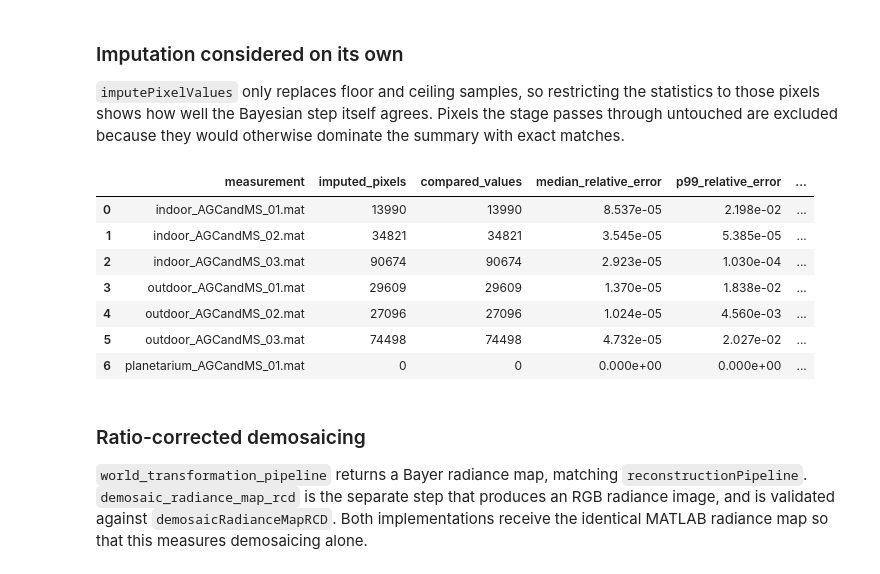
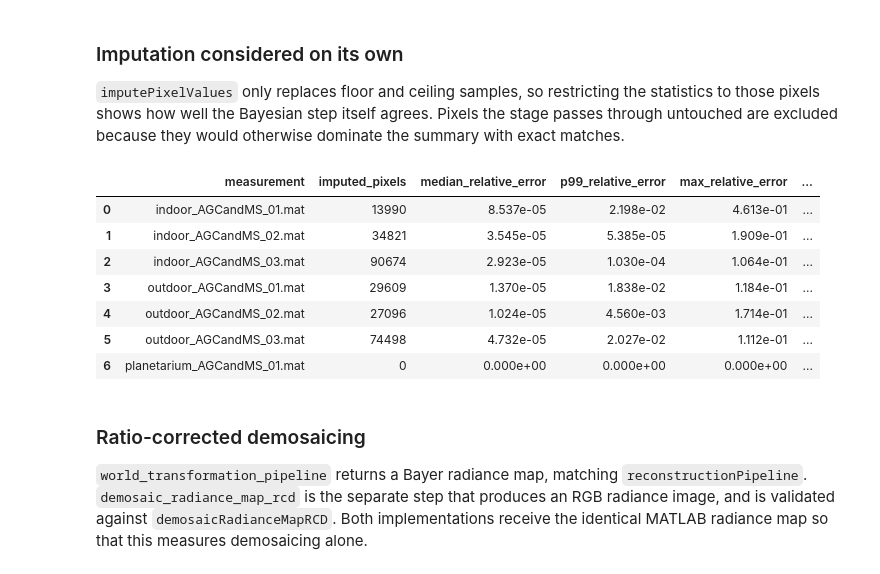
Before and after one commit to gkaguirrelab/lightLoggerAnalysis, a Jupyter notebook: code/defineWorldCameraCalibration/validation/validatePythonReconstructionPipeline.ipynb, the cells around one changed output. Cells and saved outputs as stored; diff of their text form; code cells hidden in the pictures.

```diff
--- a/code/defineWorldCameraCalibration/validation/validatePythonReconstructionPipeline.ipynb
+++ b/code/defineWorldCameraCalibration/validation/validatePythonReconstructionPipeline.ipynb
@@ -161,8 +177,16 @@ try:
 
         # Calculate this measurement's errors, retain its images for visualization,
         # and print a short progress result immediately.
+        # Recover which pixels the imputation stage replaced. A pixel is
+        # imputed when linearization marked it Inf (it hit the sensor ceiling)
+        # or zero (it sat on the floor).
+        linearized_frame: np.ndarray = world_util.linearize_camera_responsivity(
+            world_frame.astype(np.float64).copy()
+        )
+        imputed_mask: np.ndarray = np.isinf(linearized_frame) | (linearized_frame == 0)
+
         metrics, absolute_error = compare_pipeline_results(
-            measurement_path.name, matlab_radiance, python_radiance
+            measurement_path.name, matlab_radiance, python_radiance, imputed_mask
         )
         comparison_rows.append(metrics)
         comparison_outputs[measurement_path.name] = {
@@ -352,15 +391,16 @@ def summarize_agreement(
 
     return {
         "comparison": label,
-        "compared_values": int(np.count_nonzero(comparable)),
         "median_relative_error": float(np.median(relative_error)) if relative_error.size else 0.0,
         "p99_relative_error": float(np.percentile(relative_error, 99)) if relative_error.size else 0.0,
         "max_relative_error": float(np.max(relative_error)) if relative_error.size else 0.0,
         "max_absolute_error": float(np.max(absolute_error)) if absolute_error.size else 0.0,
-        # The non-finite masks must agree exactly. A disagreement here would mean
-        # the two implementations classify different pixels as saturated.
-        "inf_masks_equal": bool(np.array_equal(np.isinf(matlab_values), np.isinf(python_values))),
-        "nan_masks_equal": bool(np.array_equal(np.isnan(matlab_values), np.isnan(python_values))),
+        # A disagreement here would mean the two implementations classify
+        # different pixels as saturated or undefined.
+        "non_finite_masks_equal": bool(
+            np.array_equal(np.isinf(matlab_values), np.isinf(python_values))
+            and np.array_equal(np.isnan(matlab_values), np.isnan(python_values))
+        ),
     }
 # %%
 # Run the extended validation. Rows are collected per comparison so that each
@@ -625,19 +663,19 @@ dominate the summary with exact matches.
 # %%
 imputation_table: pd.DataFrame = pd.DataFrame(imputation_rows)
 imputation_table = imputation_table[[
-    "measurement", "imputed_pixels", "compared_values", "median_relative_error",
-    "p99_relative_error", "max_relative_error", "max_absolute_error",
+    "measurement", "imputed_pixels", "median_relative_error", "p99_relative_error",
+    "max_relative_error", "max_absolute_error",
 ]]
 display(imputation_table.style.format({column: "{:.3e}" for column in stage_error_columns}))
 # %% [output]
-|  | measurement | imputed_pixels | compared_values | median_relative_error | p99_relative_error | ... |
-| 0 | indoor_AGCandMS_01.mat | 13990 | 13990 | 8.537e-05 | 2.198e-02 | ... |
-| 1 | indoor_AGCandMS_02.mat | 34821 | 34821 | 3.545e-05 | 5.385e-05 | ... |
-| 2 | indoor_AGCandMS_03.mat | 90674 | 90674 | 2.923e-05 | 1.030e-04 | ... |
-| 3 | outdoor_AGCandMS_01.mat | 29609 | 29609 | 1.370e-05 | 1.838e-02 | ... |
-| 4 | outdoor_AGCandMS_02.mat | 27096 | 27096 | 1.024e-05 | 4.560e-03 | ... |
-| 5 | outdoor_AGCandMS_03.mat | 74498 | 74498 | 4.732e-05 | 2.027e-02 | ... |
-| 6 | planetarium_AGCandMS_01.mat | 0 | 0 | 0.000e+00 | 0.000e+00 | ... |
+|  | measurement | imputed_pixels | median_relative_error | p99_relative_error | max_relative_error | ... |
+| 0 | indoor_AGCandMS_01.mat | 13990 | 8.537e-05 | 2.198e-02 | 4.613e-01 | ... |
+| 1 | indoor_AGCandMS_02.mat | 34821 | 3.545e-05 | 5.385e-05 | 1.909e-01 | ... |
+| 2 | indoor_AGCandMS_03.mat | 90674 | 2.923e-05 | 1.030e-04 | 1.064e-01 | ... |
+| 3 | outdoor_AGCandMS_01.mat | 29609 | 1.370e-05 | 1.838e-02 | 1.184e-01 | ... |
+| 4 | outdoor_AGCandMS_02.mat | 27096 | 1.024e-05 | 4.560e-03 | 1.714e-01 | ... |
+| 5 | outdoor_AGCandMS_03.mat | 74498 | 4.732e-05 | 2.027e-02 | 1.112e-01 | ... |
+| 6 | planetarium_AGCandMS_01.mat | 0 | 0.000e+00 | 0.000e+00 | 0.000e+00 | ... |
 # %% [markdown]
 ### Ratio-corrected demosaicing
 
```
Also changed, not shown: parts of 5 cells of this notebook, 1 other file.
